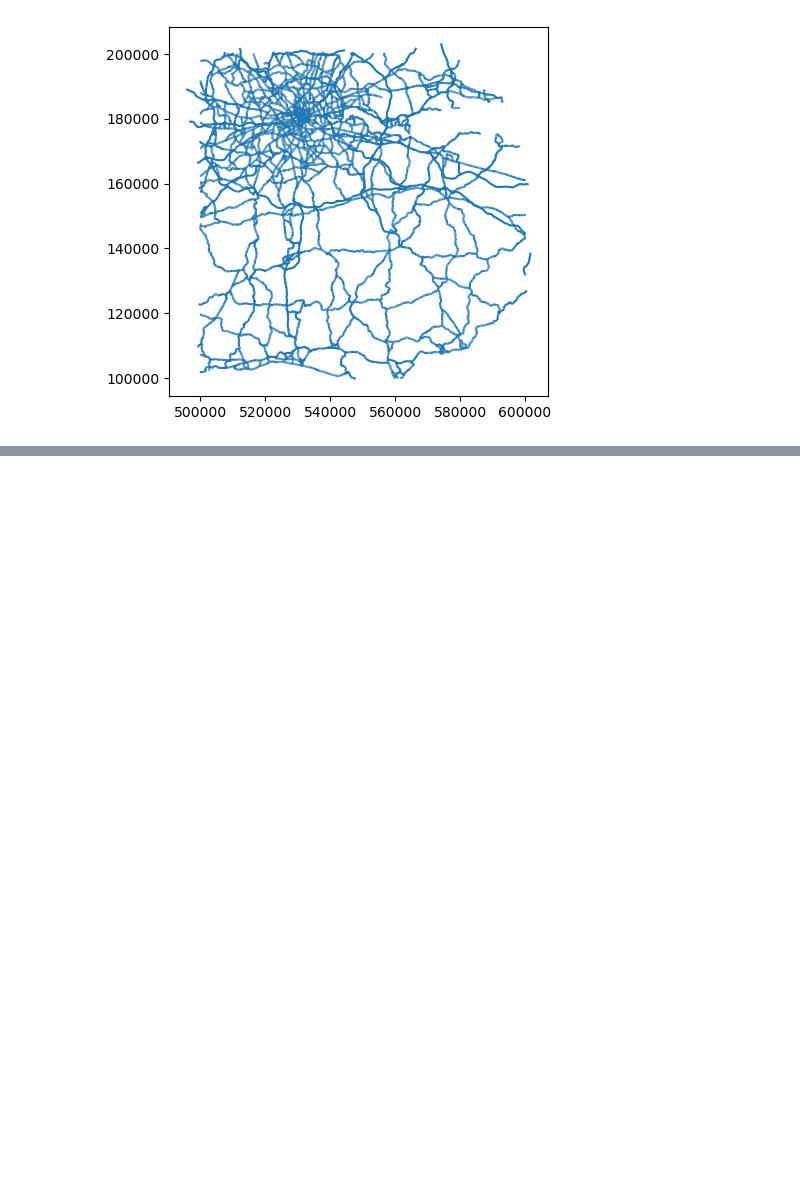
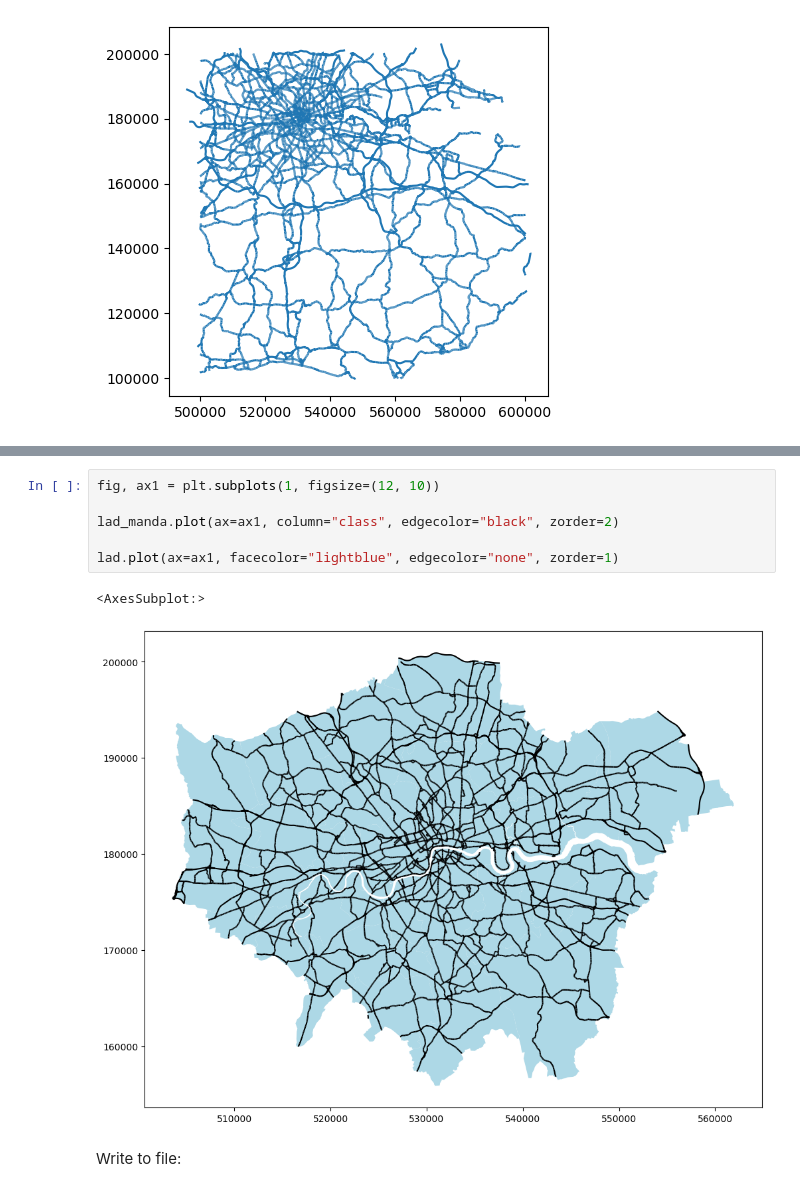
Before and after one commit to jamesdamillington/london-data, a Jupyter notebook: code/london-roads.ipynb, the cells around one changed output, grey strips where cells are left out. Saved outputs shown, nothing was run; the diff lists cells and outputs as text; blank space fills up the shorter version.

```diff
--- a/code/london-roads.ipynb
+++ b/code/london-roads.ipynb
@@ -81,0 +130,11 @@ NameError: name 'lad_gdf' is not defined
+# %%
+fig, ax1 = plt.subplots(1, figsize=(12, 10))
+
+lad_manda.plot(ax=ax1, column="class", edgecolor="black", zorder=2)
+
+lad.plot(ax=ax1, facecolor="lightblue", edgecolor="none", zorder=1)
+# %% [output]
+<AxesSubplot:>
+[figure, added]
+# %% [markdown]
+Write to file:
```
Also changed, not shown: parts of 30 cells of this notebook, 10 other files.
